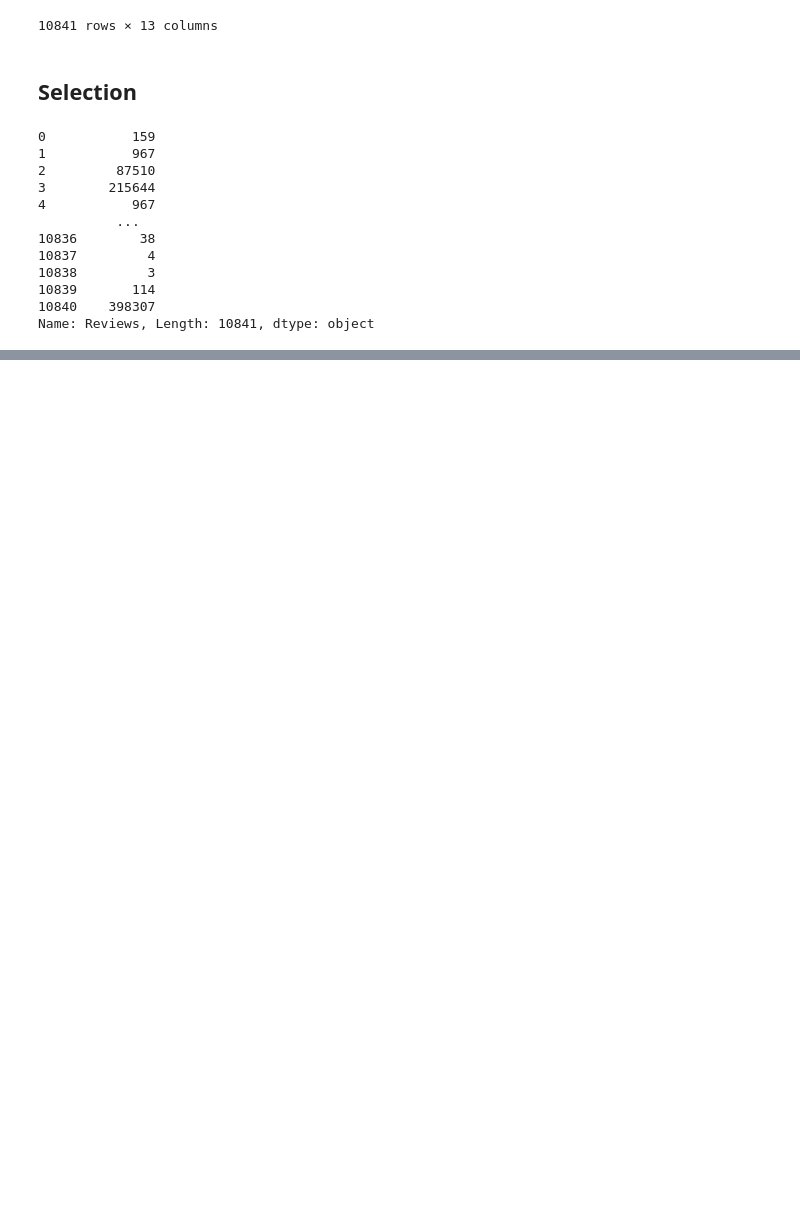
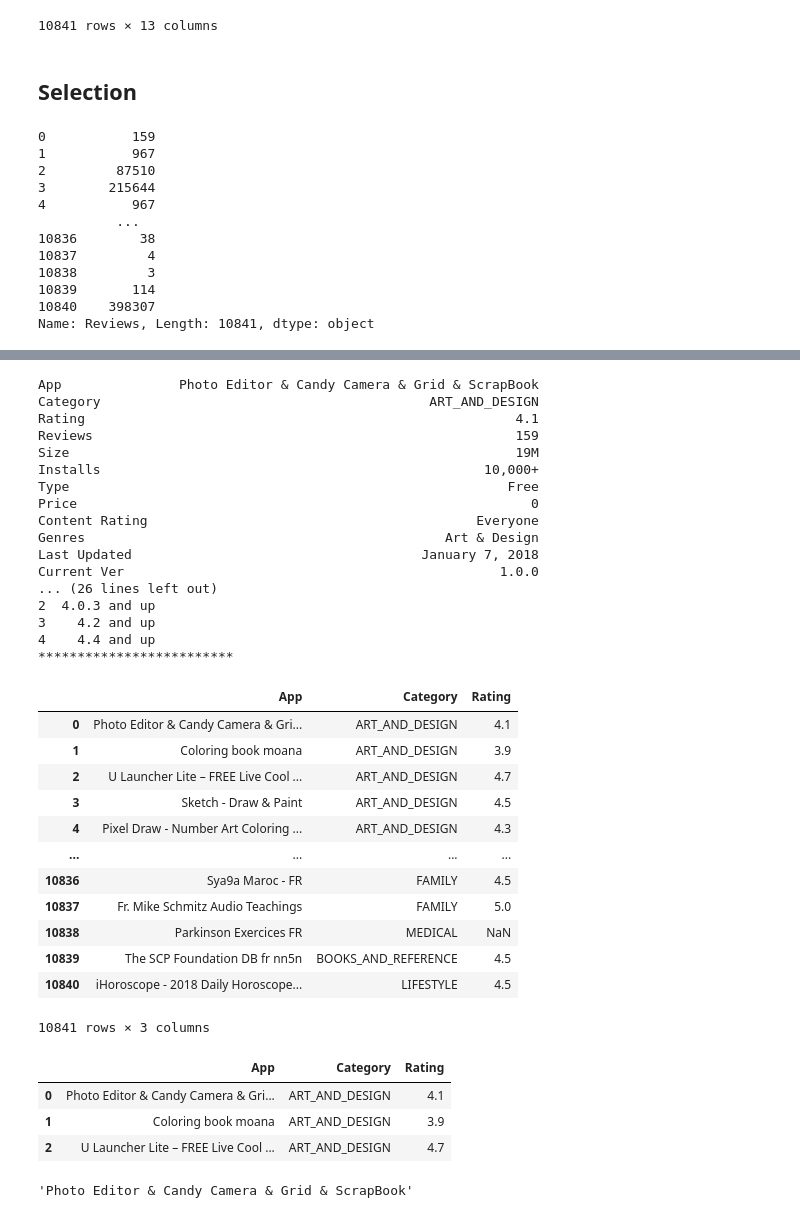
Before and after one commit to rishee-05/PYTHON, a Jupyter notebook: libraries/pandas/intro.ipynb, the cells around one changed output, grey strips where cells are left out. Drawn from its saved outputs; the diff is of its cells as text; code cells hidden in the pictures; blank space fills up the shorter version.

```diff
--- a/libraries/pandas/intro.ipynb
+++ b/libraries/pandas/intro.ipynb
@@ -258,0 +265,55 @@ Name: Reviews, Length: 10841, dtype: object
+# %%
+# selecting a row matching a label
+print(data.loc[0] ) # get the row with index 1
+print(data.head() ) # display the first few rows of the DataFrame
+
+print("*"*25)
+
+
+# selecting all rows (:) with a select columns labels
+data.loc[:, ["App", "Category", "Rating"]]  # select all rows and the "App", "Category", and "Rating" columnsf
+# %% [output]
+App               Photo Editor & Candy Camera & Grid & ScrapBook
+Category                                          ART_AND_DESIGN
+Rating                                                       4.1
+Reviews                                                      159
+Size                                                         19M
+Installs                                                 10,000+
+Type                                                        Free
+Price                                                          0
+Content Rating                                          Everyone
+Genres                                              Art & Design
+Last Updated                                     January 7, 2018
+Current Ver                                                1.0.0
+... (26 lines left out)
+2  4.0.3 and up
+3    4.2 and up
+4    4.4 and up
+*************************
+|  | App | Category | Rating |
+| 0 | Photo Editor & Candy Camera & Gri... | ART_AND_DESIGN | 4.1 |
+| 1 | Coloring book moana | ART_AND_DESIGN | 3.9 |
+| 2 | U Launcher Lite – FREE Live Cool ... | ART_AND_DESIGN | 4.7 |
+| 3 | Sketch - Draw & Paint | ART_AND_DESIGN | 4.5 |
+| 4 | Pixel Draw - Number Art Coloring ... | ART_AND_DESIGN | 4.3 |
+| ... | ... | ... | ... |
+| 10836 | Sya9a Maroc - FR | FAMILY | 4.5 |
+| 10837 | Fr. Mike Schmitz Audio Teachings | FAMILY | 5.0 |
+| 10838 | Parkinson Exercices FR | MEDICAL | NaN |
+| 10839 | The SCP Foundation DB fr nn5n | BOOKS_AND_REFERENCE | 4.5 |
+| 10840 | iHoroscope - 2018 Daily Horoscope... | LIFESTYLE | 4.5 |
+10841 rows × 3 columns
+# %%
+# For label slicing, both endpoints are included:
+data.loc[0:2, ["App", "Category", "Rating"]]  # select rows 0 to 2 and the "App", "Category", and "Rating" columns
+# %% [output]
+|  | App | Category | Rating |
+| 0 | Photo Editor & Candy Camera & Gri... | ART_AND_DESIGN | 4.1 |
+| 1 | Coloring book moana | ART_AND_DESIGN | 3.9 |
+| 2 | U Launcher Lite – FREE Live Cool ... | ART_AND_DESIGN | 4.7 |
+# %%
+# selecting a single row and column label returns a scalar
+data.loc[[0], "App"]  # select the "App" column of the first row
+data.loc[0, "App"]
+# %% [output]
+'Photo Editor & Candy Camera & Grid & ScrapBook'
```
Also changed, not shown: parts of 8 cells of this notebook.
